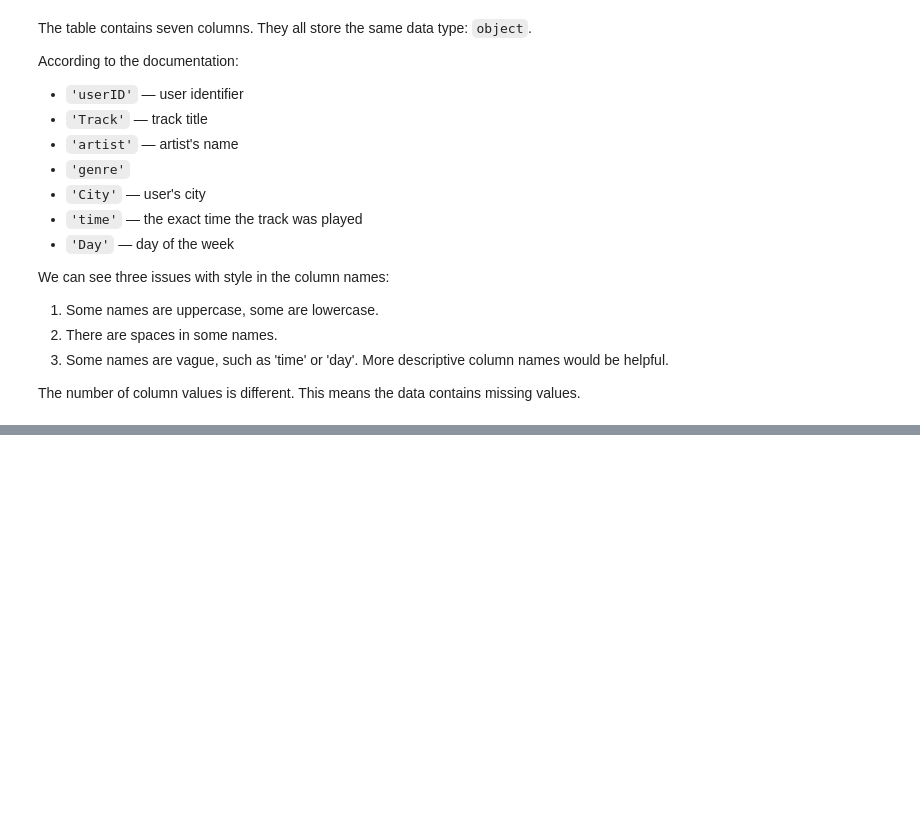
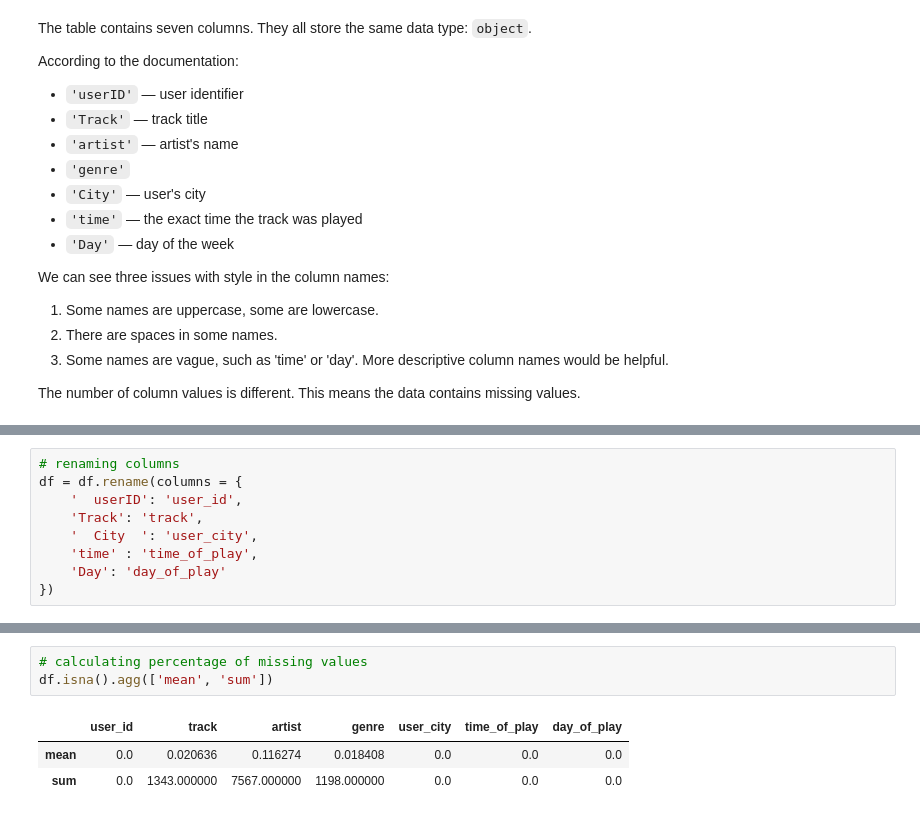
Before and after one commit to dojugoo/S1-music-preference-analysis, a Jupyter notebook: analysis.ipynb, the cells around one changed output, grey strips where cells are left out. Cells and saved outputs as stored; diff of their text form; blank space fills up the shorter version.

```diff
--- a/analysis.ipynb
+++ b/analysis.ipynb
@@ -121,0 +140,9 @@ To move forward, we need to preprocess the data.
+# %%
+# renaming columns
+df = df.rename(columns = {
+    '  userID': 'user_id',
+    'Track': 'track',
+    '  City  ': 'user_city',
+    'time' : 'time_of_play',
+    'Day': 'day_of_play'
+})
@@ -121,0 +175,7 @@ To move forward, we need to preprocess the data.
+# %%
+# calculating percentage of missing values
+df.isna().agg(['mean', 'sum'])
+# %% [output]
+|  | user_id | track | artist | genre | user_city | time_of_play | day_of_play |
+| mean | 0.0 | 0.020636 | 0.116274 | 0.018408 | 0.0 | 0.0 | 0.0 |
+| sum | 0.0 | 1343.000000 | 7567.000000 | 1198.000000 | 0.0 | 0.0 | 0.0 |
```
Also changed, not shown: parts of 75 cells of this notebook.
